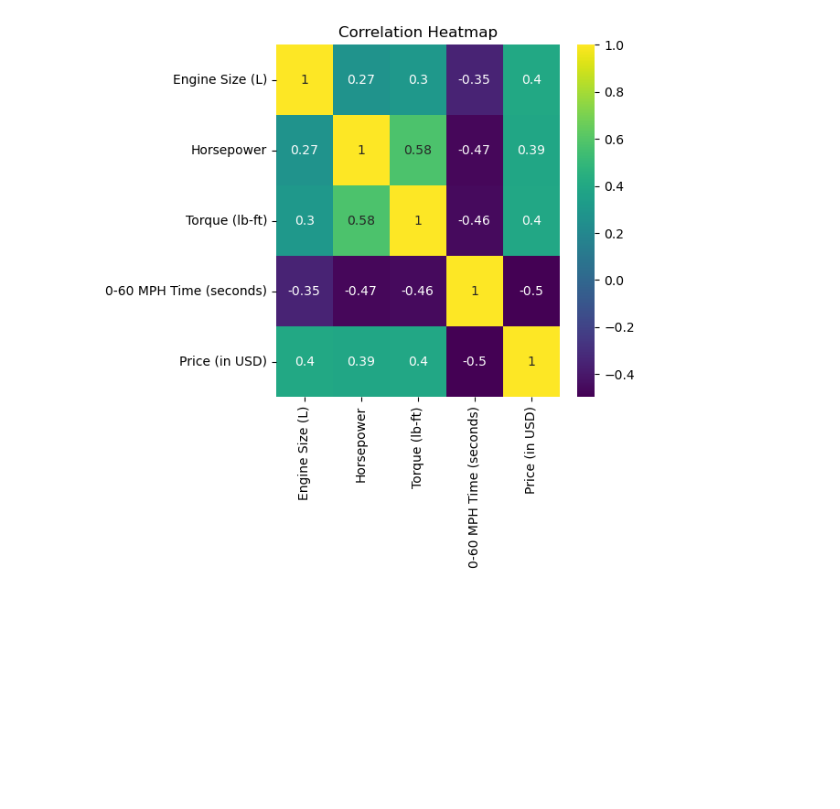
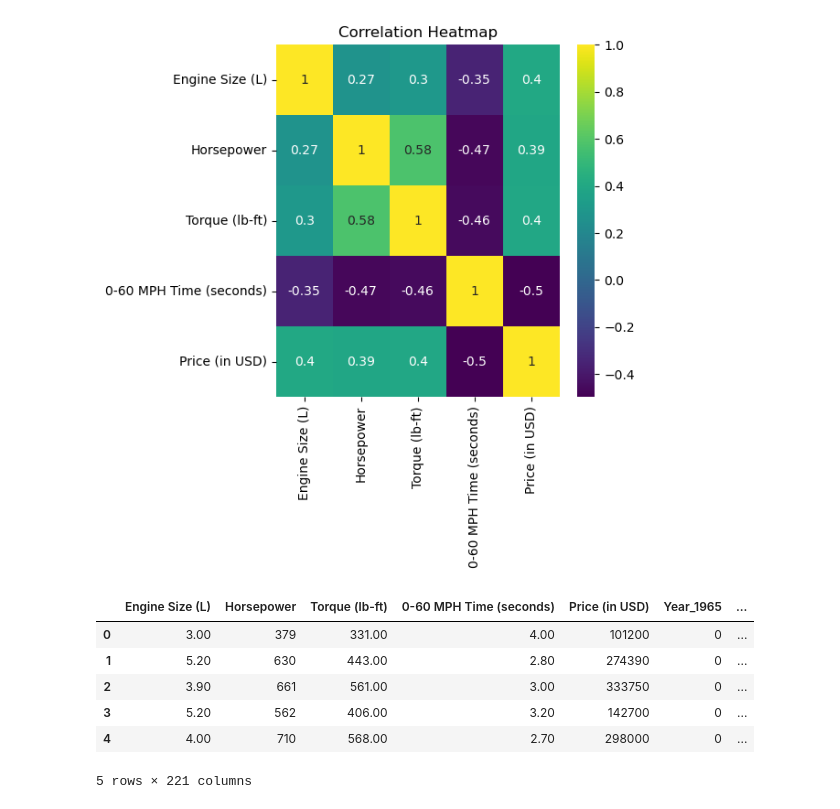
Before and after one commit to thomaschow0716/Sports_cars, a Jupyter notebook: Sports Cars.ipynb, the cells around one changed output. Cells and saved outputs as stored; diff of their text form; code cells hidden in the pictures; blank space fills up the shorter version.

```diff
--- a/Sports Cars.ipynb
+++ b/Sports Cars.ipynb
@@ -236,3 +237,15 @@ plt.title('Correlation Heatmap')
 plt.show()
 # %% [output]
 [figure]
+# %%
+#One-Hot Encoding
+X_encoded = pd.get_dummies(sports_cars,columns = ['Year', 'Car Make', 'Car Model','Hybrid','Electric'])
+X_encoded.head()
+# %% [output]
+|  | Engine Size (L) | Horsepower | Torque (lb-ft) | 0-60 MPH Time (seconds) | Price (in USD) | Year_1965 | ... |
+| 0 | 3.00 | 379 | 331.00 | 4.00 | 101200 | 0 | ... |
+| 1 | 5.20 | 630 | 443.00 | 2.80 | 274390 | 0 | ... |
+| 2 | 3.90 | 661 | 561.00 | 3.00 | 333750 | 0 | ... |
+| 3 | 5.20 | 562 | 406.00 | 3.20 | 142700 | 0 | ... |
+| 4 | 4.00 | 710 | 568.00 | 2.70 | 298000 | 0 | ... |
+5 rows × 221 columns
```
Also changed, not shown: parts of 11 cells of this notebook.
